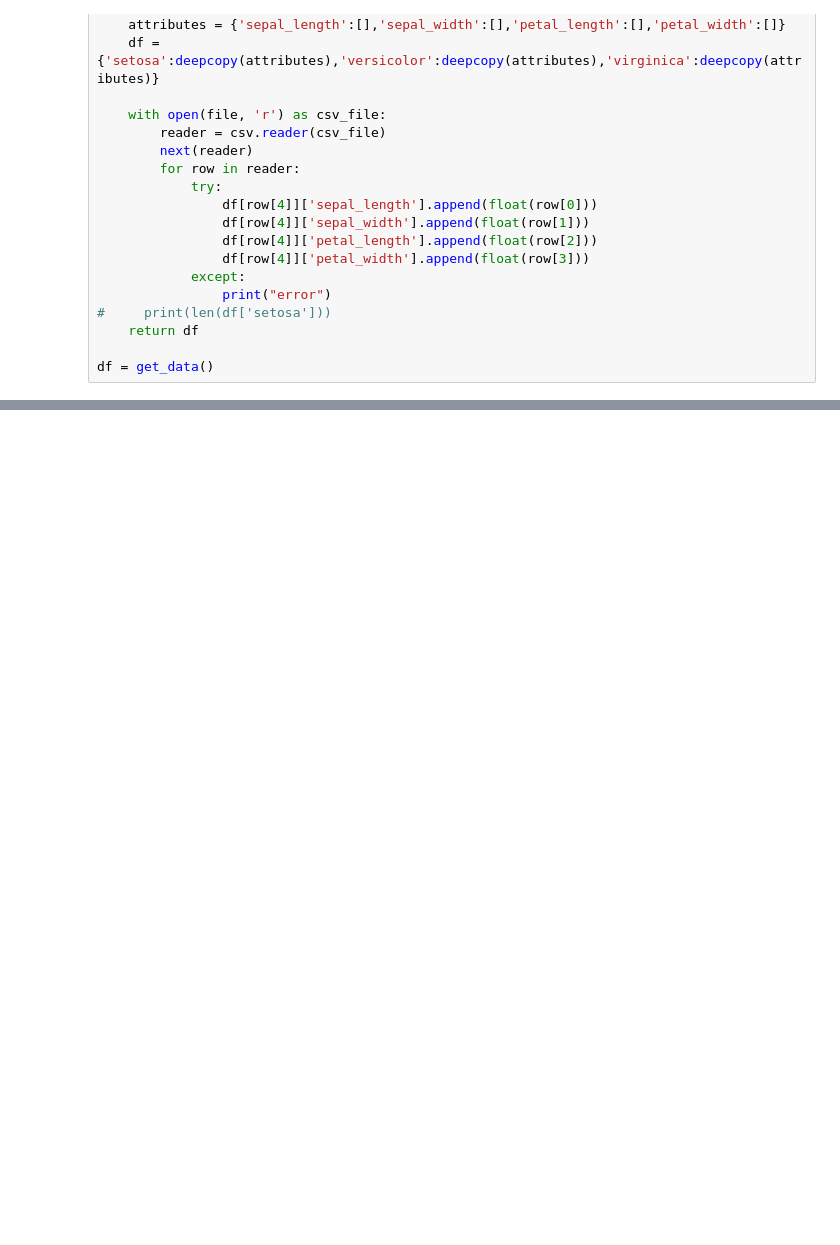
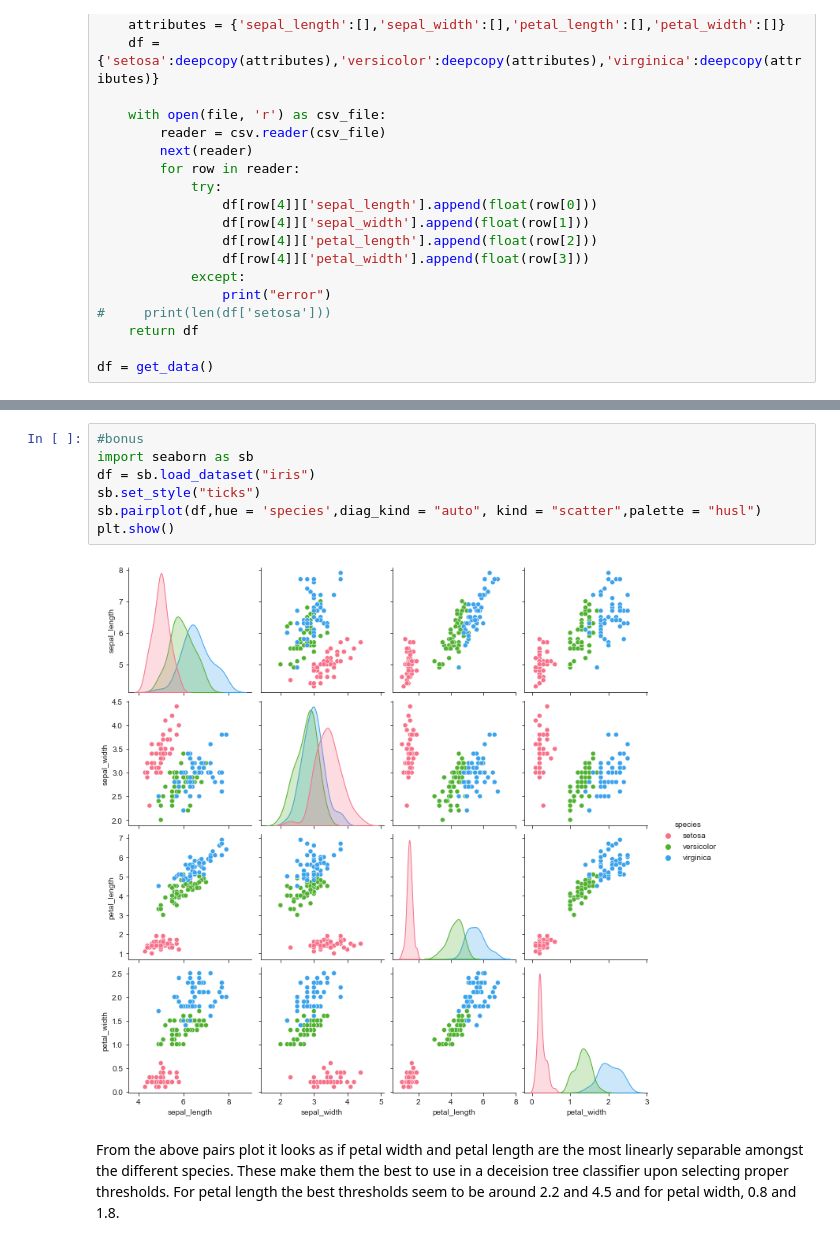
Before and after one commit to algostrat/a6, a Jupyter notebook: A6.ipynb, the cells around one changed output, grey strips where cells are left out. Saved outputs shown, nothing was run; the diff lists cells and outputs as text; blank space fills up the shorter version.

```diff
--- a/A6.ipynb
+++ b/A6.ipynb
@@ -198,0 +220,11 @@ print(df2)
+# %%
+#bonus
+import seaborn as sb
+df = sb.load_dataset("iris")
+sb.set_style("ticks")
+sb.pairplot(df,hue = 'species',diag_kind = "auto", kind = "scatter",palette = "husl")
+plt.show()
+# %% [output]
+[figure, added]
+# %% [markdown]
+From the above pairs plot it looks as if petal width and petal length are the most linearly separable amongst the different species. These make them the best to use in a deceision tree classifier upon selecting proper thresholds. For petal length the best thresholds seem to be around 2.2 and 4.5 and for petal width, 0.8 and 1.8.
```
Also changed, not shown: parts of 11 cells of this notebook.
